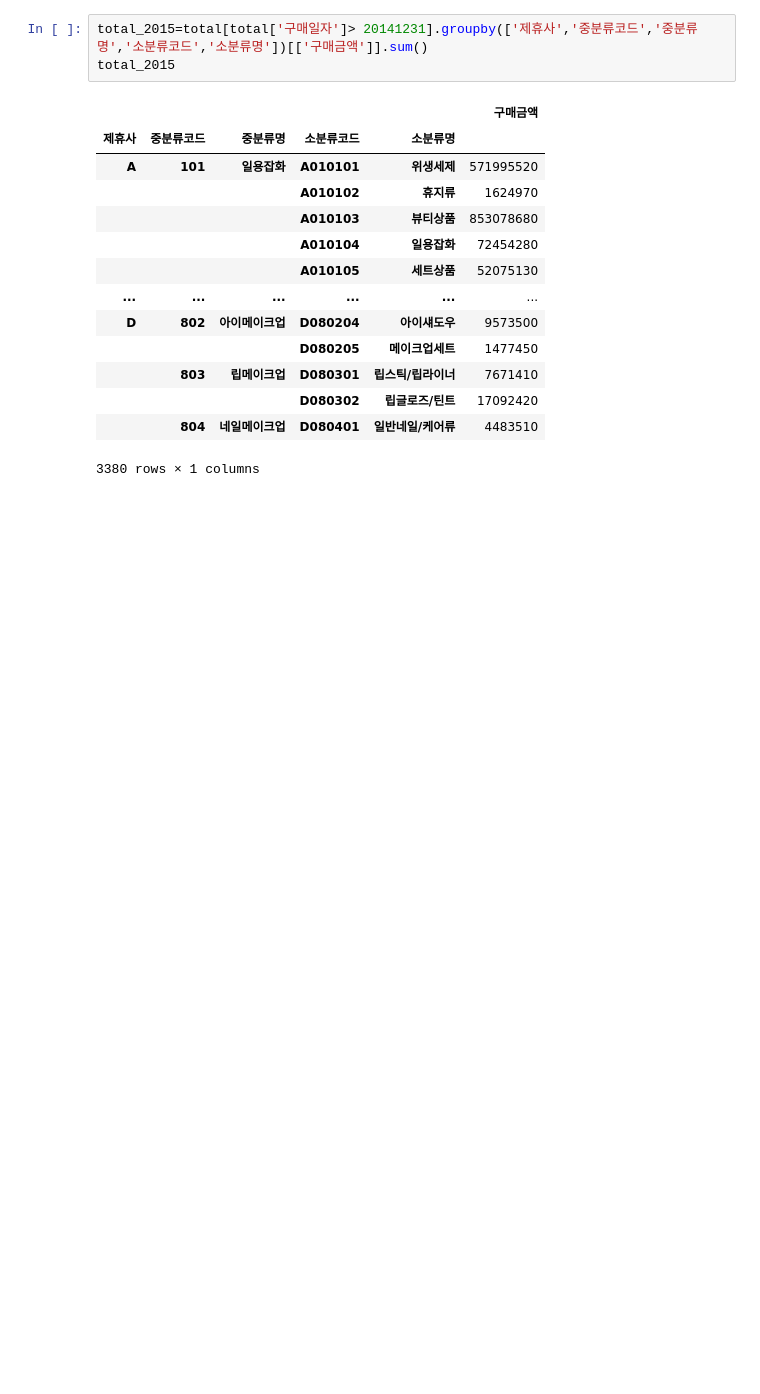
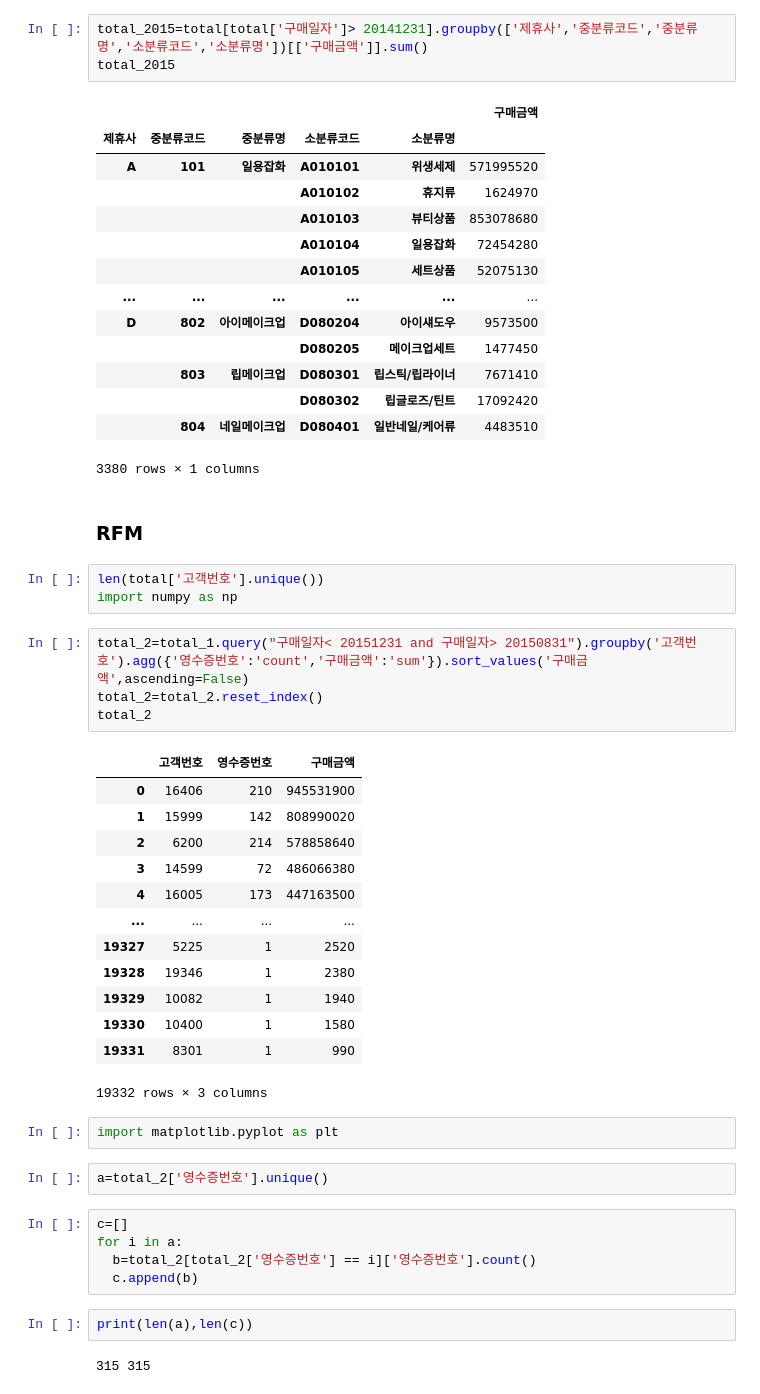
Before and after one commit to ttma333/python, a Jupyter notebook: 2차프로젝트.ipynb, the cells around one changed output. Cells and saved outputs as stored; diff of their text form; blank space fills up the shorter version.

```diff
--- a/2차프로젝트.ipynb
+++ b/2차프로젝트.ipynb
@@ -416,3 +384,39 @@ total_2015
 |  |  |  | D080302 | 립글로즈/틴트 | 17092420 |
 |  | 804 | 네일메이크업 | D080401 | 일반네일/케어류 | 4483510 |
 3380 rows × 1 columns
+# %% [markdown]
+### RFM
+# %%
+len(total['고객번호'].unique())
+import numpy as np
+# %%
+total_2=total_1.query("구매일자< 20151231 and 구매일자> 20150831").groupby('고객번호').agg({'영수증번호':'count','구매금액':'sum'}).sort_values('구매금액',ascending=False)
+total_2=total_2.reset_index()
+total_2
+# %% [output]
+|  | 고객번호 | 영수증번호 | 구매금액 |
+| 0 | 16406 | 210 | 945531900 |
+| 1 | 15999 | 142 | 808990020 |
+| 2 | 6200 | 214 | 578858640 |
+| 3 | 14599 | 72 | 486066380 |
+| 4 | 16005 | 173 | 447163500 |
+| ... | ... | ... | ... |
+| 19327 | 5225 | 1 | 2520 |
+| 19328 | 19346 | 1 | 2380 |
+| 19329 | 10082 | 1 | 1940 |
+| 19330 | 10400 | 1 | 1580 |
+| 19331 | 8301 | 1 | 990 |
+19332 rows × 3 columns
+# %%
+import matplotlib.pyplot as plt
+# %%
+a=total_2['영수증번호'].unique()
+# %%
+c=[]
+for i in a:
+  b=total_2[total_2['영수증번호'] == i]['영수증번호'].count()
+  c.append(b)
+# %%
+print(len(a),len(c))
+# %% [output]
+315 315
```
Also changed, not shown: parts of 18 cells of this notebook.
